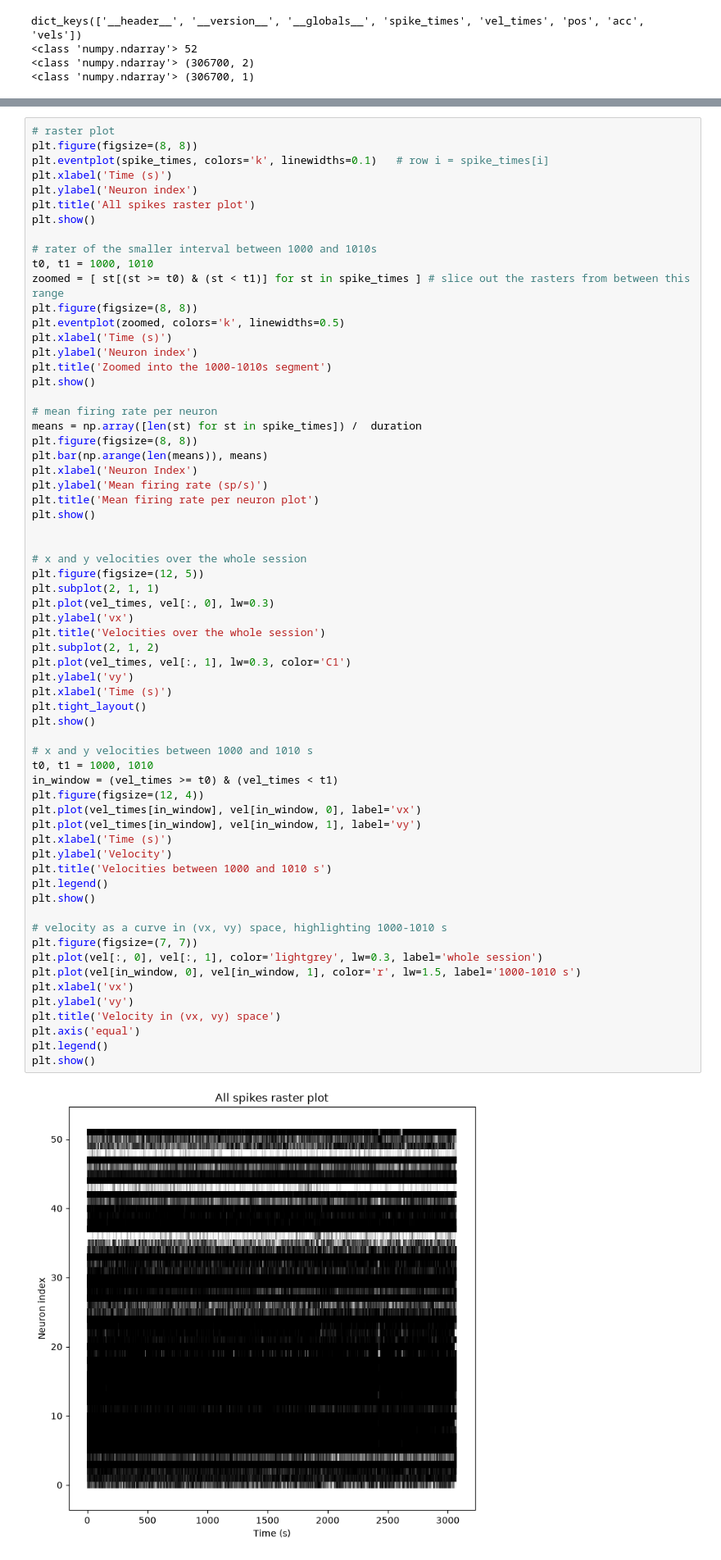
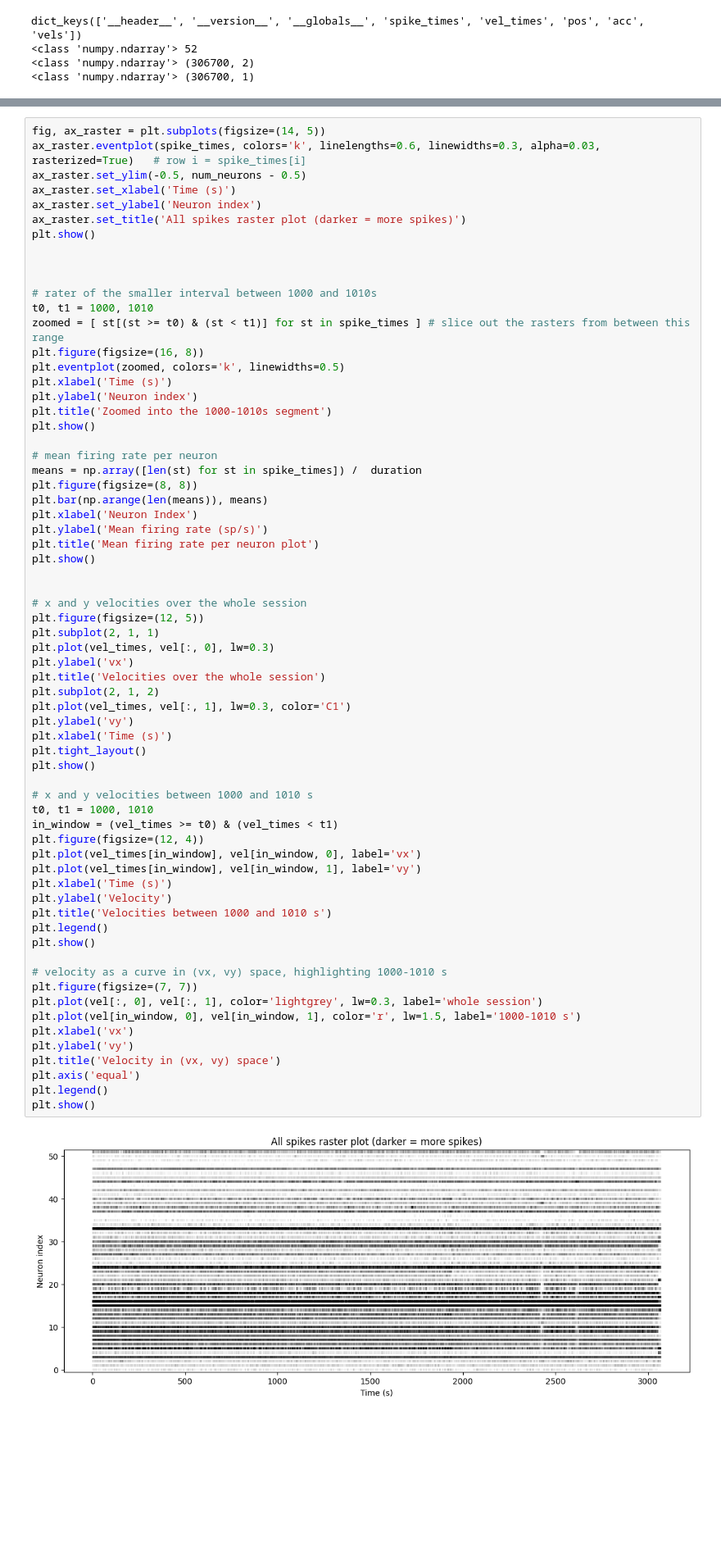
Before and after one commit to MAadinP/neuro4ml, a Jupyter notebook: cw_decoding.ipynb, the cells around one changed output, grey strips where cells are left out. Shown at 82% size. Saved outputs shown, nothing was run; the diff lists cells and outputs as text; blank space fills up the shorter version.

```diff
--- a/cw_decoding.ipynb
+++ b/cw_decoding.ipynb
@@ -188,18 +194,20 @@ In this task, you will plot the data to get a feeling for what it is like (an im
 
 You can use the template below to get you started.
 # %%
-# raster plot
-plt.figure(figsize=(8, 8))
-plt.eventplot(spike_times, colors='k', linewidths=0.1)   # row i = spike_times[i]
-plt.xlabel('Time (s)')
-plt.ylabel('Neuron index')
-plt.title('All spikes raster plot')
+fig, ax_raster = plt.subplots(figsize=(14, 5))
+ax_raster.eventplot(spike_times, colors='k', linelengths=0.6, linewidths=0.3, alpha=0.03, rasterized=True)   # row i = spike_times[i]
+ax_raster.set_ylim(-0.5, num_neurons - 0.5)
+ax_raster.set_xlabel('Time (s)')
+ax_raster.set_ylabel('Neuron index')
+ax_raster.set_title('All spikes raster plot (darker = more spikes)')
 plt.show()
+
+
 
 # rater of the smaller interval between 1000 and 1010s
 t0, t1 = 1000, 1010
 zoomed = [ st[(st >= t0) & (st < t1)] for st in spike_times ] # slice out the rasters from between this range
-plt.figure(figsize=(8, 8))
+plt.figure(figsize=(16, 8))
 plt.eventplot(zoomed, colors='k', linewidths=0.5)
 plt.xlabel('Time (s)')
 plt.ylabel('Neuron index')
@@ -225,31 +233,31 @@ plt.title('Velocities over the whole session')
 plt.subplot(2, 1, 2)
 plt.plot(vel_times, vel[:, 1], lw=0.3, color='C1')
 plt.ylabel('vy')
 plt.xlabel('Time (s)')
 plt.tight_layout()
 plt.show()
 
 # x and y velocities between 1000 and 1010 s
 t0, t1 = 1000, 1010
 in_window = (vel_times >= t0) & (vel_times < t1)
 plt.figure(figsize=(12, 4))
 plt.plot(vel_times[in_window], vel[in_window, 0], label='vx')
 plt.plot(vel_times[in_window], vel[in_window, 1], label='vy')
 plt.xlabel('Time (s)')
 plt.ylabel('Velocity')
 plt.title('Velocities between 1000 and 1010 s')
 plt.legend()
 plt.show()
 
 # velocity as a curve in (vx, vy) space, highlighting 1000-1010 s
 plt.figure(figsize=(7, 7))
 plt.plot(vel[:, 0], vel[:, 1], color='lightgrey', lw=0.3, label='whole session')
 plt.plot(vel[in_window, 0], vel[in_window, 1], color='r', lw=1.5, label='1000-1010 s')
 plt.xlabel('vx')
 plt.ylabel('vy')
 plt.title('Velocity in (vx, vy) space')
 plt.axis('equal')
 plt.legend()
 plt.show()
 # %% [output]
-[figure, old version]
+[figure, new version]
```
Also changed, not shown: parts of 15 cells of this notebook.
